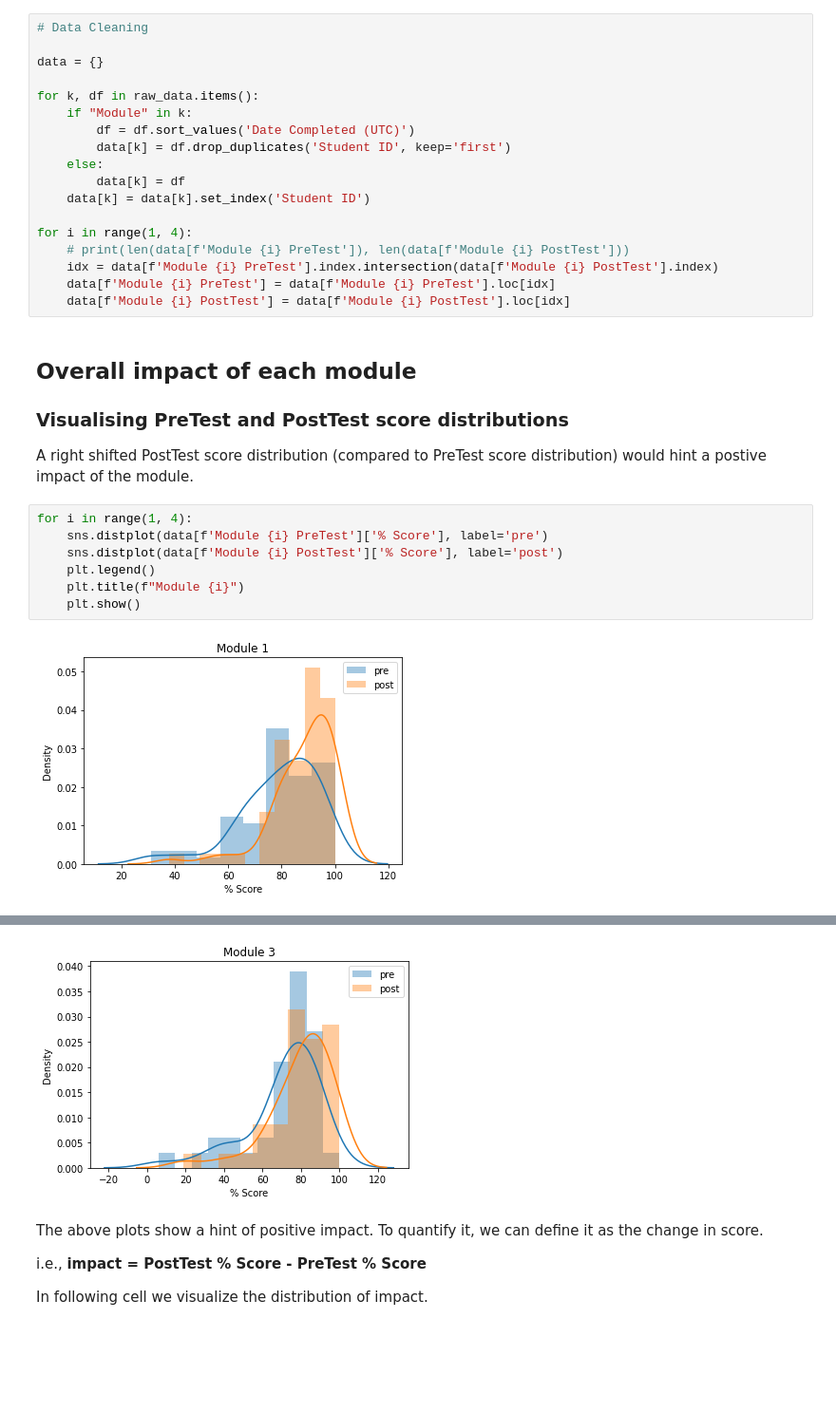
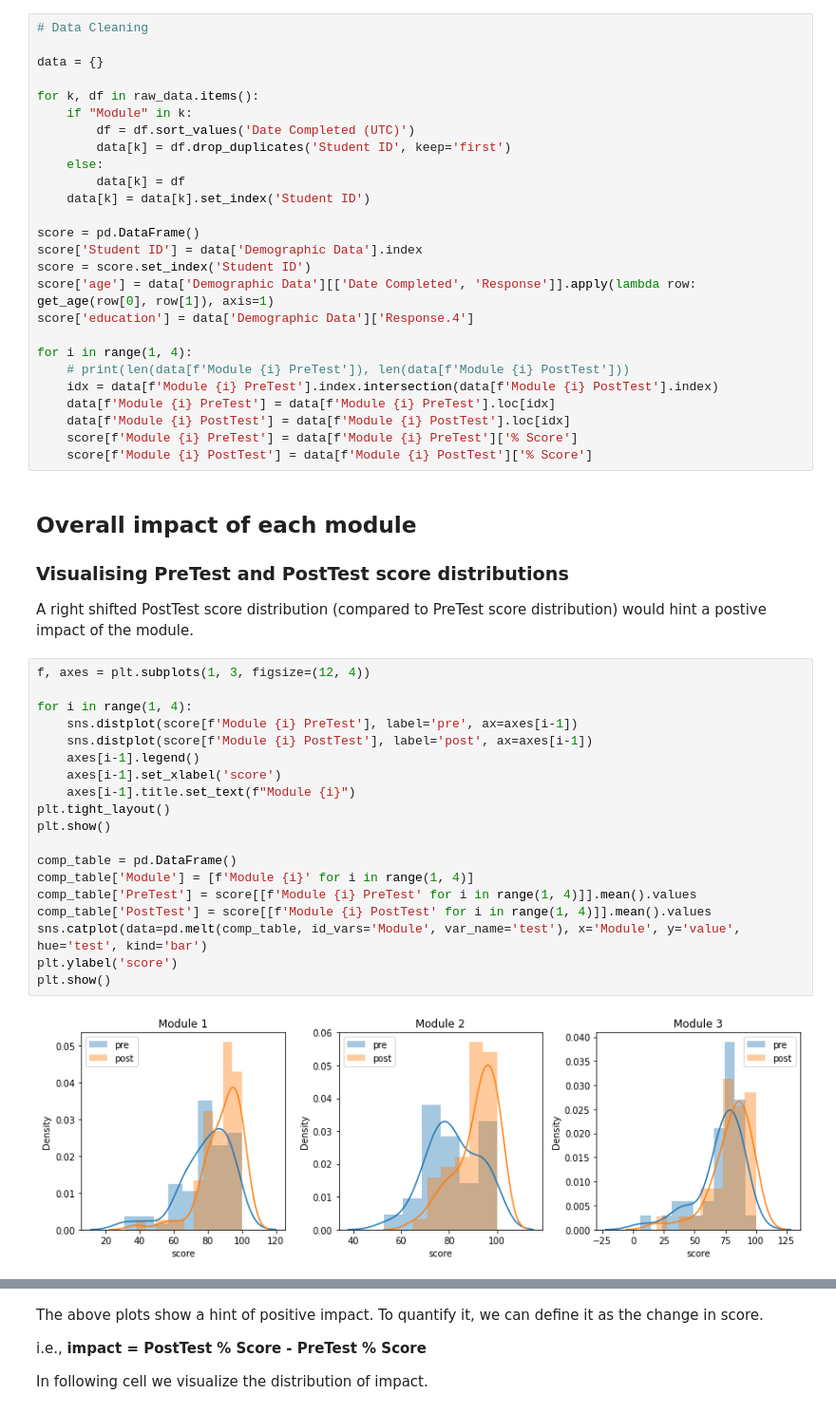
Before and after one commit to Richa614/covid-training-analysis, a Jupyter notebook: assignment.ipynb, the cells around one changed output, grey strips where cells are left out. Shown: that part at 95% size. Cells and saved outputs as stored; diff of their text form; blank space fills up the shorter version.

```diff
--- a/assignment.ipynb
+++ b/assignment.ipynb
@@ -55,22 +49,42 @@ for k, df in raw_data.items():
         data[k] = df
     data[k] = data[k].set_index('Student ID')
 
+score = pd.DataFrame()
+score['Student ID'] = data['Demographic Data'].index
+score = score.set_index('Student ID')
+score['age'] = data['Demographic Data'][['Date Completed', 'Response']].apply(lambda row: get_age(row[0], row[1]), axis=1)
+score['education'] = data['Demographic Data']['Response.4']
+
 for i in range(1, 4):
     # print(len(data[f'Module {i} PreTest']), len(data[f'Module {i} PostTest']))
     idx = data[f'Module {i} PreTest'].index.intersection(data[f'Module {i} PostTest'].index)
     data[f'Module {i} PreTest'] = data[f'Module {i} PreTest'].loc[idx]
     data[f'Module {i} PostTest'] = data[f'Module {i} PostTest'].loc[idx]
+    score[f'Module {i} PreTest'] = data[f'Module {i} PreTest']['% Score']
+    score[f'Module {i} PostTest'] = data[f'Module {i} PostTest']['% Score']
 # %% [markdown]
 ## Overall impact of each module
 ### Visualising PreTest and PostTest score distributions
 
 A right shifted PostTest score distribution (compared to PreTest score distribution) would hint a postive impact of the module.
 # %%
+f, axes = plt.subplots(1, 3, figsize=(12, 4))
+
 for i in range(1, 4):
-    sns.distplot(data[f'Module {i} PreTest']['% Score'], label='pre')
-    sns.distplot(data[f'Module {i} PostTest']['% Score'], label='post')
-    plt.legend()
-    plt.title(f"Module {i}")
-    plt.show()
+    sns.distplot(score[f'Module {i} PreTest'], label='pre', ax=axes[i-1])
+    sns.distplot(score[f'Module {i} PostTest'], label='post', ax=axes[i-1])
+    axes[i-1].legend()
+    axes[i-1].set_xlabel('score')
+    axes[i-1].title.set_text(f"Module {i}")
+plt.tight_layout()
+plt.show()
+
+comp_table = pd.DataFrame()
+comp_table['Module'] = [f'Module {i}' for i in range(1, 4)]
+comp_table['PreTest'] = score[[f'Module {i} PreTest' for i in range(1, 4)]].mean().values
+comp_table['PostTest'] = score[[f'Module {i} PostTest' for i in range(1, 4)]].mean().values
+sns.catplot(data=pd.melt(comp_table, id_vars='Module', var_name='test'), x='Module', y='value', hue='test', kind='bar')
+plt.ylabel('score')
+plt.show()
 # %% [output]
-[figure, old version]
+[figure, new version]
@@ -78,4 +92,3 @@ for i in range(1, 4):
-[figure, removed]
 # %% [markdown]
 The above plots show a hint of positive impact. To quantify it, we can define it as the change in score.
 
```
Also changed, not shown: parts of 15 cells of this notebook.
